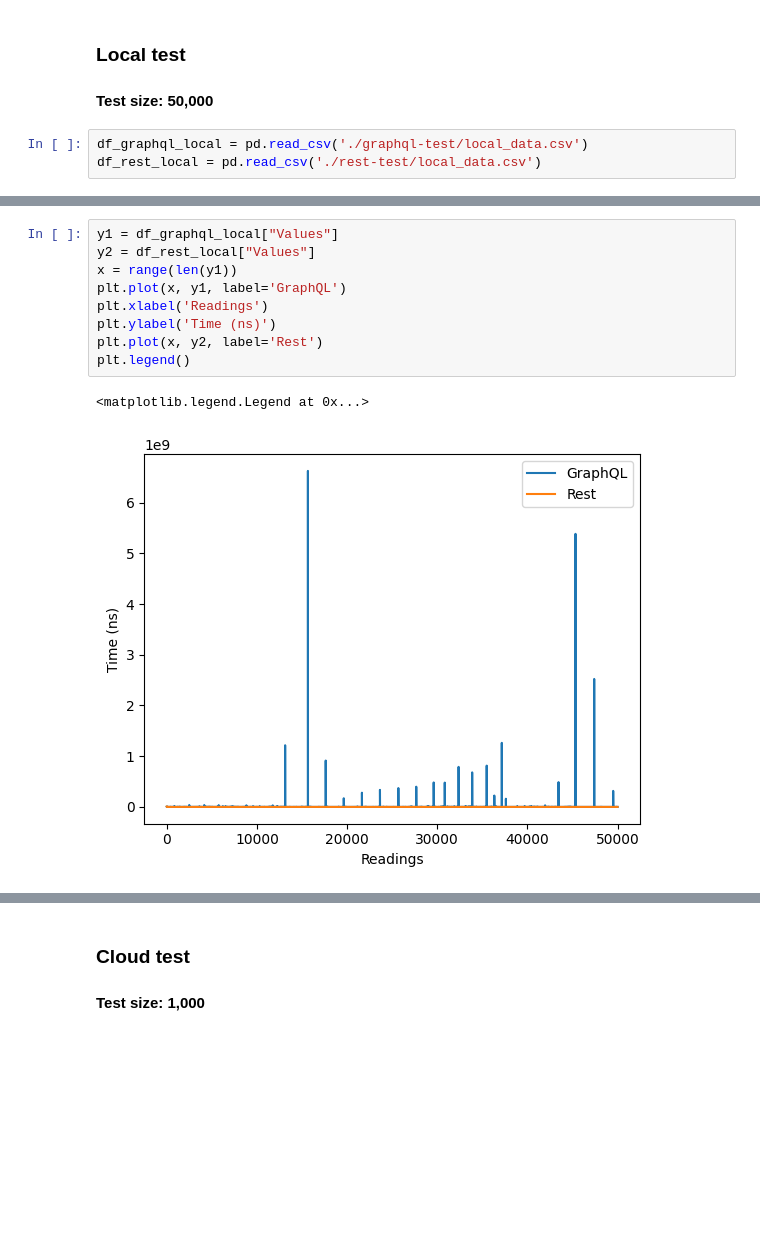
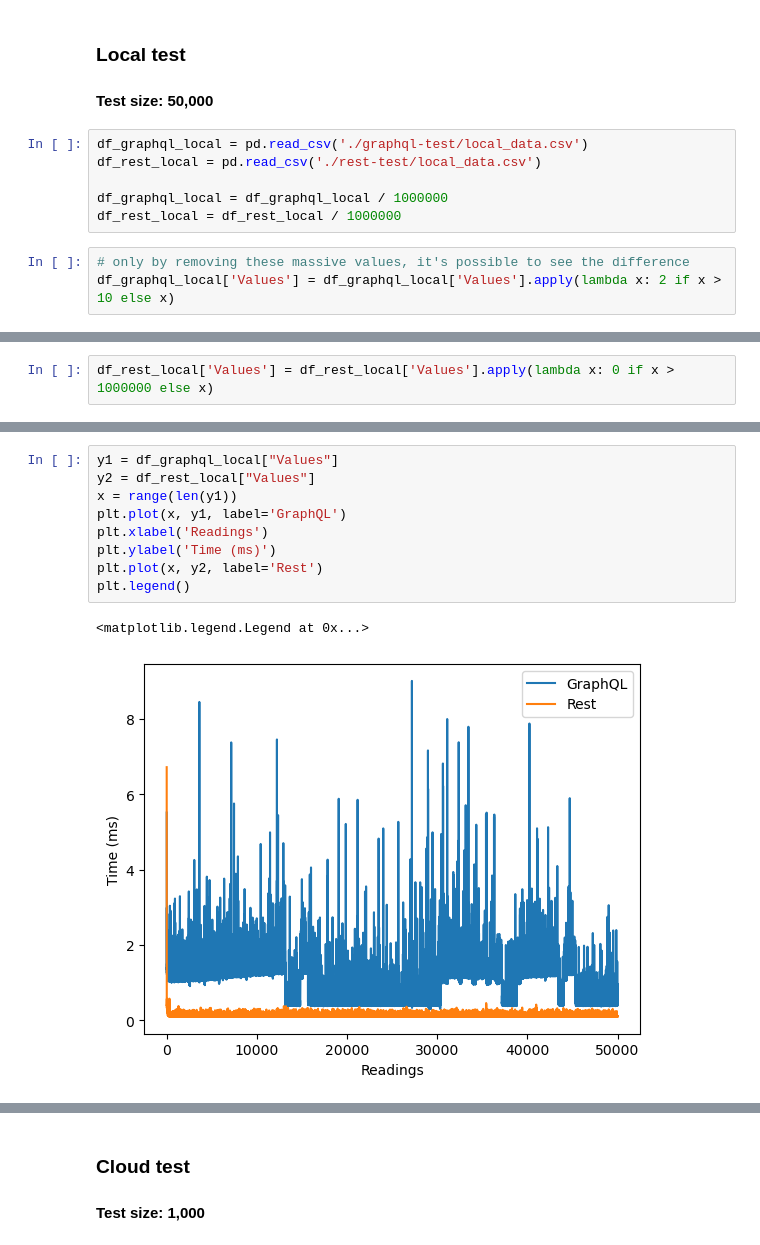
Before and after one commit to emotorad-tech/graph-vs-rest, a Jupyter notebook: test1/comparison.ipynb, the cells around one changed output, grey strips where cells are left out. Saved outputs shown, nothing was run; the diff lists cells and outputs as text; blank space fills up the shorter version.

```diff
--- a/test1/comparison.ipynb
+++ b/test1/comparison.ipynb
@@ -7,6 +7,12 @@ import matplotlib.pyplot as plt
 # %%
 df_graphql_local = pd.read_csv('./graphql-test/local_data.csv')
 df_rest_local = pd.read_csv('./rest-test/local_data.csv')
+
+df_graphql_local = df_graphql_local / 1000000
+df_rest_local = df_rest_local / 1000000
+# %%
+# only by removing these massive values, it's possible to see the difference
+df_graphql_local['Values'] = df_graphql_local['Values'].apply(lambda x: 2 if x > 10 else x)
 # %%
 y = df_graphql_local['Values']
 x = range(len(y))
@@ -20,3 +26,5 @@ Text(0.5, 1.0, 'GraphQL test')
+# %%
+df_rest_local['Values'] = df_rest_local['Values'].apply(lambda x: 0 if x > 1000000 else x)
 # %%
 y = df_rest_local['Values']
 x = range(len(y))
@@ -30,15 +38,15 @@ Text(0.5, 1.0, 'Rest test')
 # %%
 y1 = df_graphql_local["Values"]
 y2 = df_rest_local["Values"]
 x = range(len(y1))
 plt.plot(x, y1, label='GraphQL')
 plt.xlabel('Readings')
-plt.ylabel('Time (ns)')
+plt.ylabel('Time (ms)')
 plt.plot(x, y2, label='Rest')
 plt.legend()
 # %% [output]
 <matplotlib.legend.Legend at 0x...>
-[figure, old version]
+[figure, new version]
 # %%
 print(df_graphql_local.mean())
 print(df_rest_local.mean())
```
Also changed, not shown: parts of 8 cells of this notebook, 53 other files.
